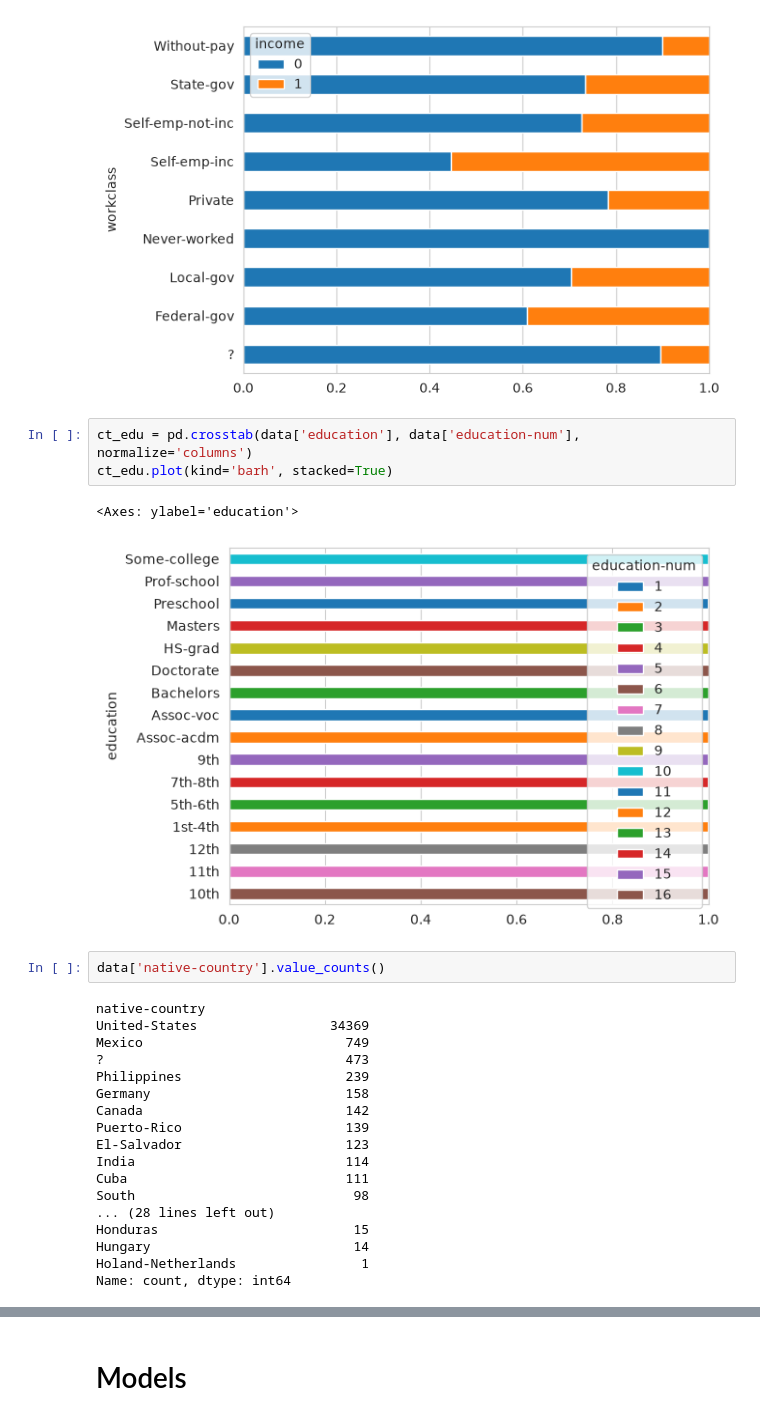
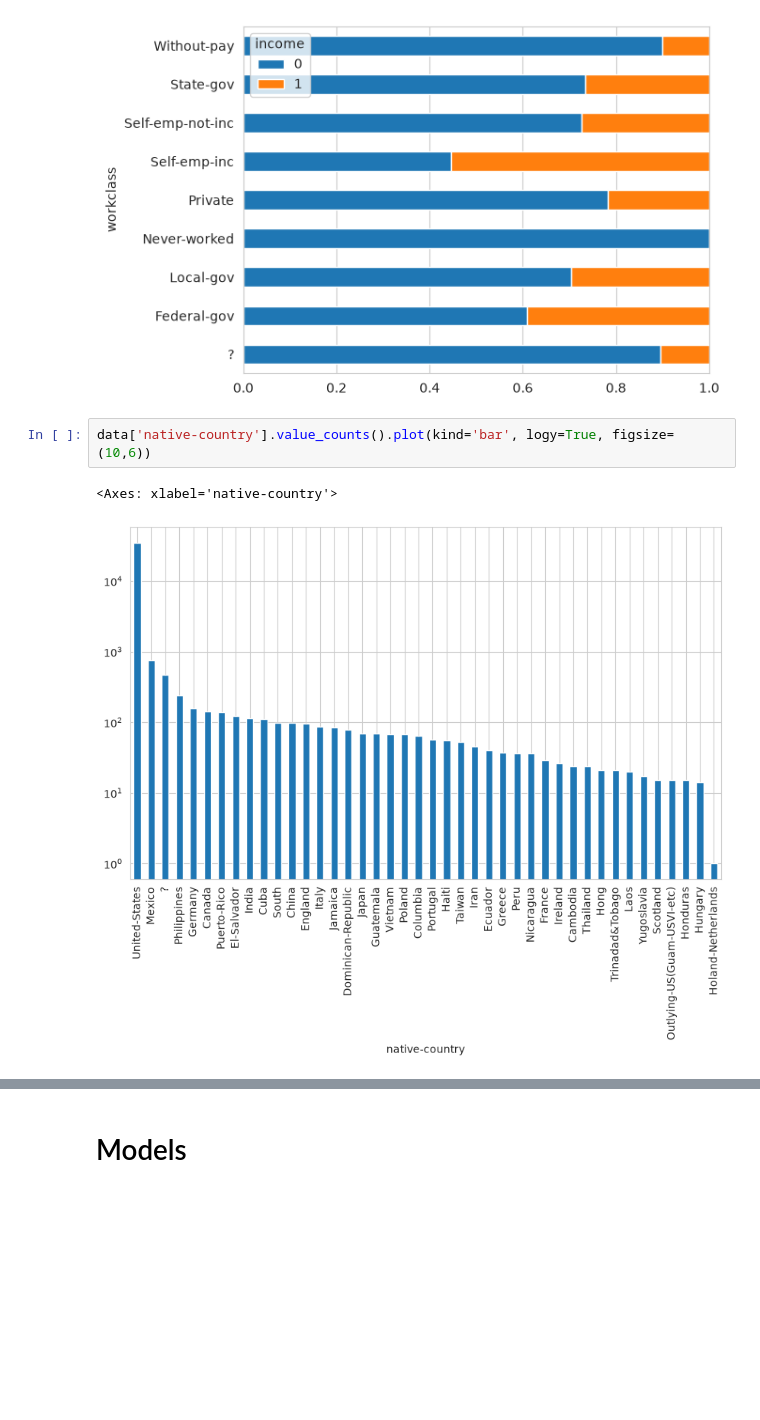
Before and after one commit to piq-13/data_science_projects, a Jupyter notebook: annual_income/annual_income.ipynb, the cells around one changed output, grey strips where cells are left out. Drawn from its saved outputs; the diff is of its cells as text; blank space fills up the shorter version.

```diff
--- a/annual_income/annual_income.ipynb
+++ b/annual_income/annual_income.ipynb
@@ -151,29 +146,8 @@ ct_wkc.plot(kind='barh', stacked=True)
 # %% [output]
 <Axes: ylabel='workclass'>
 [figure]
-# %%
-ct_edu = pd.crosstab(data['education'], data['education-num'], normalize='columns')
-ct_edu.plot(kind='barh', stacked=True)
-# %% [output]
-<Axes: ylabel='education'>
-[figure, removed]
 # %%
-data['native-country'].value_counts()
+data['native-country'].value_counts().plot(kind='bar', logy=True, figsize=(10,6))
 # %% [output]
-native-country
-United-States                 34369
-Mexico                          749
-?                               473
-Philippines                     239
-Germany                         158
-Canada                          142
-Puerto-Rico                     139
-El-Salvador                     123
-India                           114
-Cuba                            111
-South                            98
-... (28 lines left out)
-Honduras                         15
-Hungary                          14
-Holand-Netherlands                1
-Name: count, dtype: int64
+<Axes: xlabel='native-country'>
+[figure, added]
```
Also changed, not shown: parts of 20 cells of this notebook, 3 other files.
